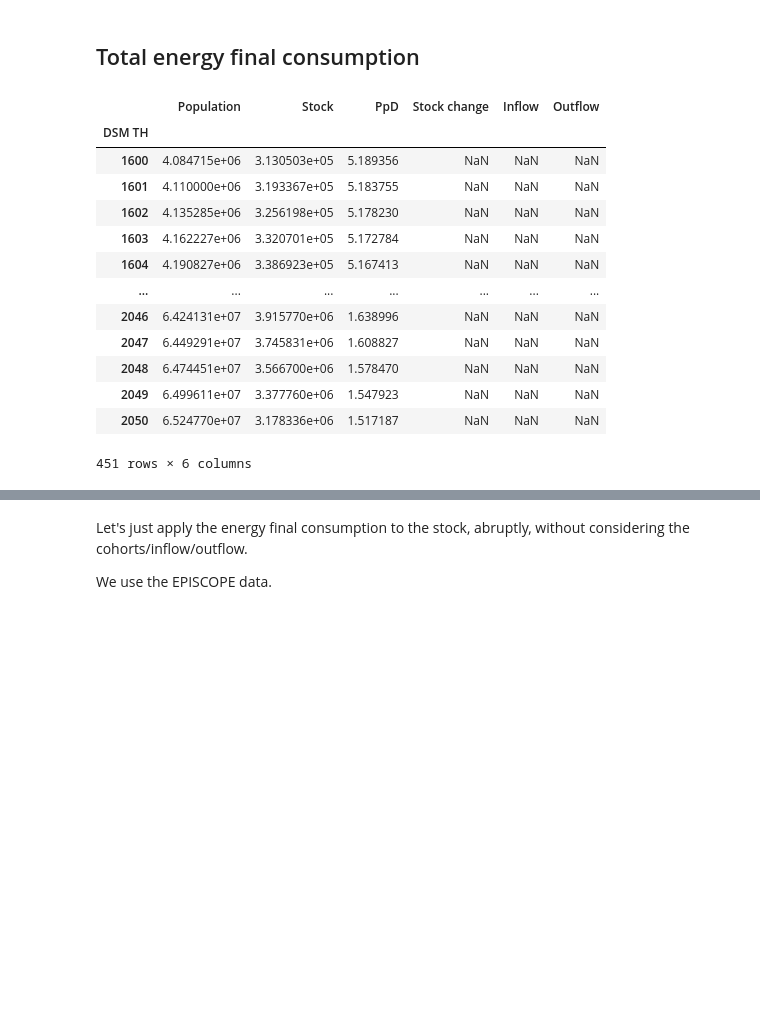
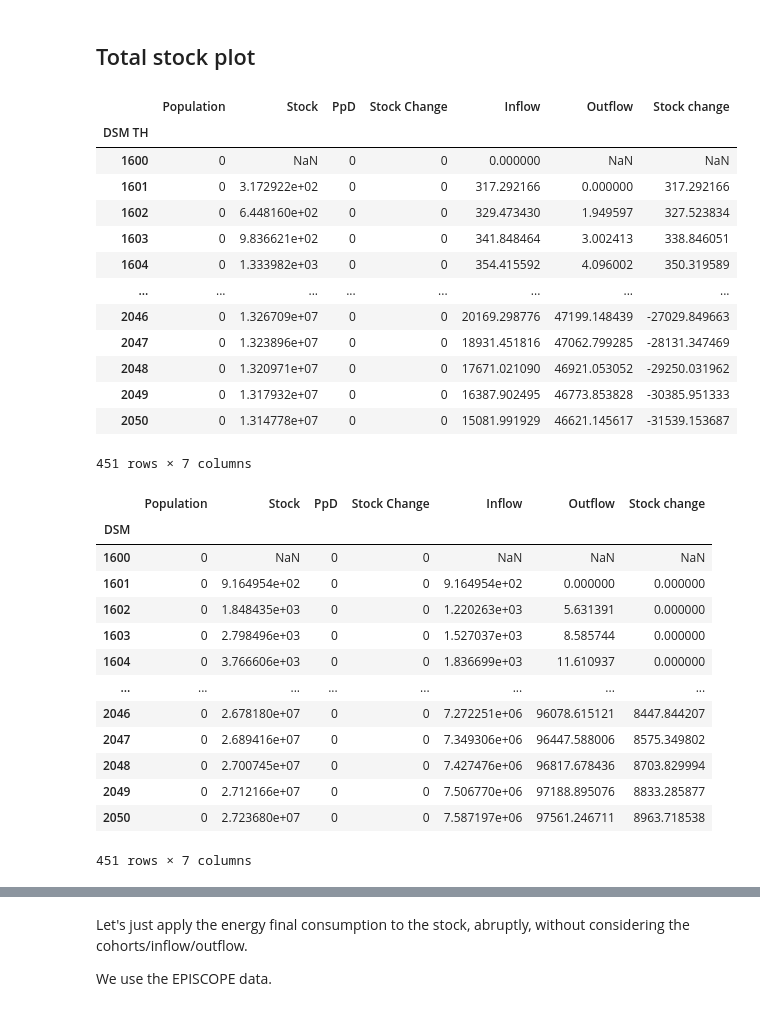
Before and after one commit to tiffanyth/MFA-dwelling, a Jupyter notebook: 3-energy-final-cons.ipynb, the cells around one changed output, grey strips where cells are left out. Drawn from its saved outputs; the diff is of its cells as text; code cells hidden in the pictures; blank space fills up the shorter version.

```diff
--- a/3-energy-final-cons.ipynb
+++ b/3-energy-final-cons.ipynb
@@ -10,41 +10,65 @@ from scipy import integrate
 import natural_cubic_spline_stack_overflow as ncs
 import dynamic_stock_model as dsm
 warnings.simplefilter(action='ignore', category=FutureWarning)
-# %% [markdown]
-## Total energy final consumption
+# %% [markdown]
+## Total stock plot
 # %%
 TYP = ['TOT','AB','MFH','SFH','TH']
-LT = [46,61,47,64]
-DEV = [25,25,25,25]
 
-DSM = pd.read_csv("Model/DSM_TOT.csv")
-DSM = DSM.set_index('DSM')
-DSM_AB = pd.read_csv("Model/DSM_AB.csv")
-DSM_AB = DSM_AB.set_index('DSM AB')
-DSM_MFH = pd.read_csv("Model/DSM_MFH.csv")
-DSM_MFH = DSM_MFH.set_index('DSM MFH')
-DSM_SFH = pd.read_csv("Model/DSM_SFH.csv")
-DSM_SFH = DSM_SFH.set_index('DSM SFH')
-DSM_TH = pd.read_csv("Model/DSM_TH.csv")
-DSM_TH = DSM_TH.set_index('DSM TH')
+DSM_AB = pd.read_csv("Model/DSM_model_AB.csv")
+DSM_AB = DSM_AB.set_index('Unnamed: 0')
+DSM_AB.index.name = 'DSM AB'
+DSM_MFH = pd.read_csv("Model/DSM_model_MFH.csv")
+DSM_MFH = DSM_MFH.set_index('Unnamed: 0')
+DSM_MFH.index.name = 'DSM MFH'
+DSM_SFH = pd.read_csv("Model/DSM_model_SFH.csv")
+DSM_SFH = DSM_SFH.set_index('Unnamed: 0')
+DSM_SFH.index.name = 'DSM SFH'
+DSM_TH = pd.read_csv("Model/DSM_model_TH.csv")
+DSM_TH = DSM_TH.set_index('Unnamed: 0')
+DSM_TH.index.name = 'DSM TH'
+
 display(DSM_TH)
 
+DSM = DSM_AB.copy(deep=True)
+DSM['Stock'] = DSM_AB['Stock']+DSM_MFH['Stock']+DSM_SFH['Stock']+DSM_TH['Stock']
+DSM['Stock Change'] = DSM_AB['Stock Change']+DSM_MFH['Stock Change']+DSM_SFH['Stock Change']+DSM_TH['Stock Change']
+DSM['Inflow'] = DSM_AB['Inflow']+DSM_MFH['Inflow']+DSM_SFH['Stock']+DSM_TH['Inflow']
+DSM['Outflow'] = DSM_AB['Outflow']+DSM_MFH['Outflow']+DSM_SFH['Outflow']+DSM_TH['Outflow']
+DSM.index.name = 'DSM'
+
+display(DSM)
+
 DSM_all = [DSM,DSM_AB,DSM_MFH,DSM_SFH,DSM_TH]
 # %% [output]
-|  | Population | Stock | PpD | Stock change | Inflow | Outflow |
-| DSM TH |  |  |  |  |  |  |
-| 1600 | 4.084715e+06 | 3.130503e+05 | 5.189356 | NaN | NaN | NaN |
-| 1601 | 4.110000e+06 | 3.193367e+05 | 5.183755 | NaN | NaN | NaN |
-| 1602 | 4.135285e+06 | 3.256198e+05 | 5.178230 | NaN | NaN | NaN |
-| 1603 | 4.162227e+06 | 3.320701e+05 | 5.172784 | NaN | NaN | NaN |
-| 1604 | 4.190827e+06 | 3.386923e+05 | 5.167413 | NaN | NaN | NaN |
-| ... | ... | ... | ... | ... | ... | ... |
-| 2046 | 6.424131e+07 | 3.915770e+06 | 1.638996 | NaN | NaN | NaN |
-| 2047 | 6.449291e+07 | 3.745831e+06 | 1.608827 | NaN | NaN | NaN |
-| 2048 | 6.474451e+07 | 3.566700e+06 | 1.578470 | NaN | NaN | NaN |
-| 2049 | 6.499611e+07 | 3.377760e+06 | 1.547923 | NaN | NaN | NaN |
-| 2050 | 6.524770e+07 | 3.178336e+06 | 1.517187 | NaN | NaN | NaN |
+|  | Population | Stock | PpD | Stock Change | Inflow | Outflow | Stock change |
+| DSM TH |  |  |  |  |  |  |  |
+| 1600 | 0 | NaN | 0 | 0 | 0.000000 | NaN | NaN |
+| 1601 | 0 | 3.172922e+02 | 0 | 0 | 317.292166 | 0.000000 | 317.292166 |
+| 1602 | 0 | 6.448160e+02 | 0 | 0 | 329.473430 | 1.949597 | 327.523834 |
+| 1603 | 0 | 9.836621e+02 | 0 | 0 | 341.848464 | 3.002413 | 338.846051 |
+| 1604 | 0 | 1.333982e+03 | 0 | 0 | 354.415592 | 4.096002 | 350.319589 |
+| ... | ... | ... | ... | ... | ... | ... | ... |
+| 2046 | 0 | 1.326709e+07 | 0 | 0 | 20169.298776 | 47199.148439 | -27029.849663 |
+| 2047 | 0 | 1.323896e+07 | 0 | 0 | 18931.451816 | 47062.799285 | -28131.347469 |
+| 2048 | 0 | 1.320971e+07 | 0 | 0 | 17671.021090 | 46921.053052 | -29250.031962 |
+| 2049 | 0 | 1.317932e+07 | 0 | 0 | 16387.902495 | 46773.853828 | -30385.951333 |
+| 2050 | 0 | 1.314778e+07 | 0 | 0 | 15081.991929 | 46621.145617 | -31539.153687 |
-451 rows × 6 columns
+451 rows × 7 columns
+|  | Population | Stock | PpD | Stock Change | Inflow | Outflow | Stock change |
+| DSM |  |  |  |  |  |  |  |
+| 1600 | 0 | NaN | 0 | 0 | NaN | NaN | NaN |
+| 1601 | 0 | 9.164954e+02 | 0 | 0 | 9.164954e+02 | 0.000000 | 0.000000 |
+| 1602 | 0 | 1.848435e+03 | 0 | 0 | 1.220263e+03 | 5.631391 | 0.000000 |
+| 1603 | 0 | 2.798496e+03 | 0 | 0 | 1.527037e+03 | 8.585744 | 0.000000 |
+| 1604 | 0 | 3.766606e+03 | 0 | 0 | 1.836699e+03 | 11.610937 | 0.000000 |
+| ... | ... | ... | ... | ... | ... | ... | ... |
+| 2046 | 0 | 2.678180e+07 | 0 | 0 | 7.272251e+06 | 96078.615121 | 8447.844207 |
+| 2047 | 0 | 2.689416e+07 | 0 | 0 | 7.349306e+06 | 96447.588006 | 8575.349802 |
+| 2048 | 0 | 2.700745e+07 | 0 | 0 | 7.427476e+06 | 96817.678436 | 8703.829994 |
+| 2049 | 0 | 2.712166e+07 | 0 | 0 | 7.506770e+06 | 97188.895076 | 8833.285877 |
+| 2050 | 0 | 2.723680e+07 | 0 | 0 | 7.587197e+06 | 97561.246711 | 8963.718538 |
+451 rows × 7 columns
 # %%
 DSM_by_TYP = [dsm['Stock'].to_list() for dsm in DSM_all[1:]]
 colors = sns.color_palette('pastel')[0:4]
```
Also changed, not shown: parts of 79 cells of this notebook.
